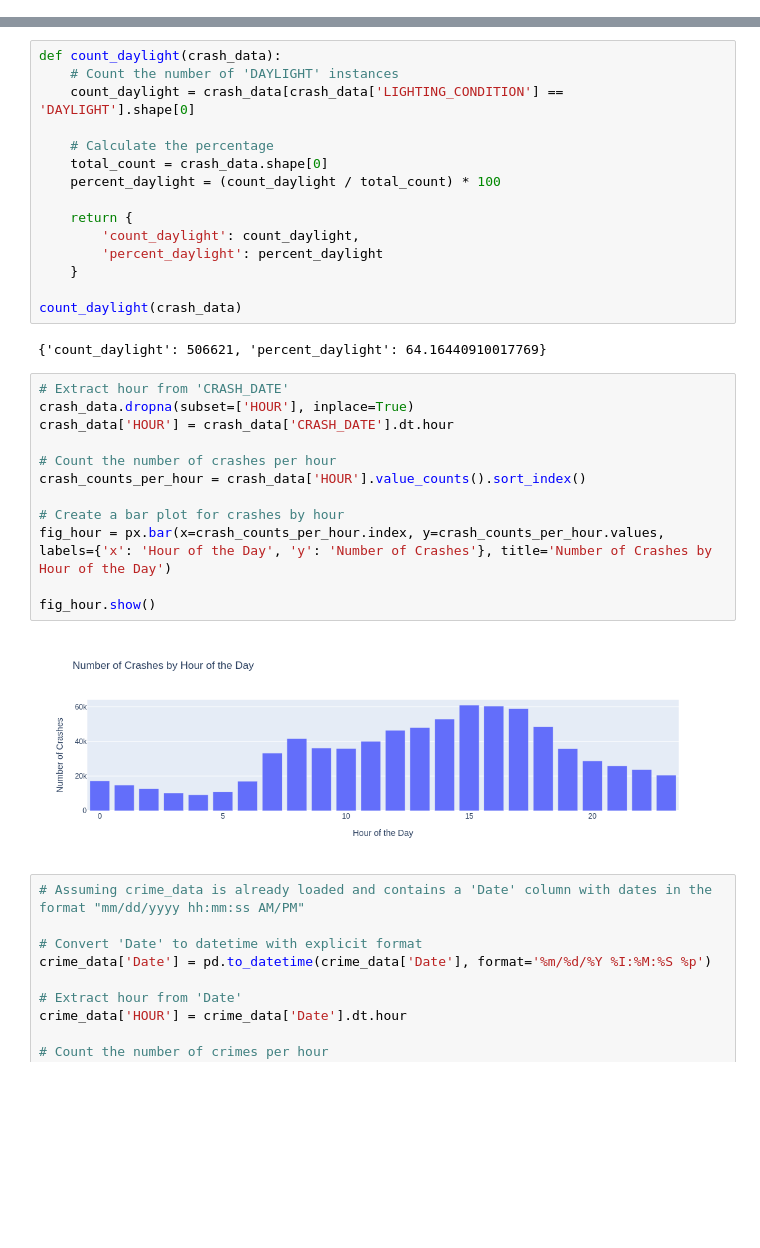
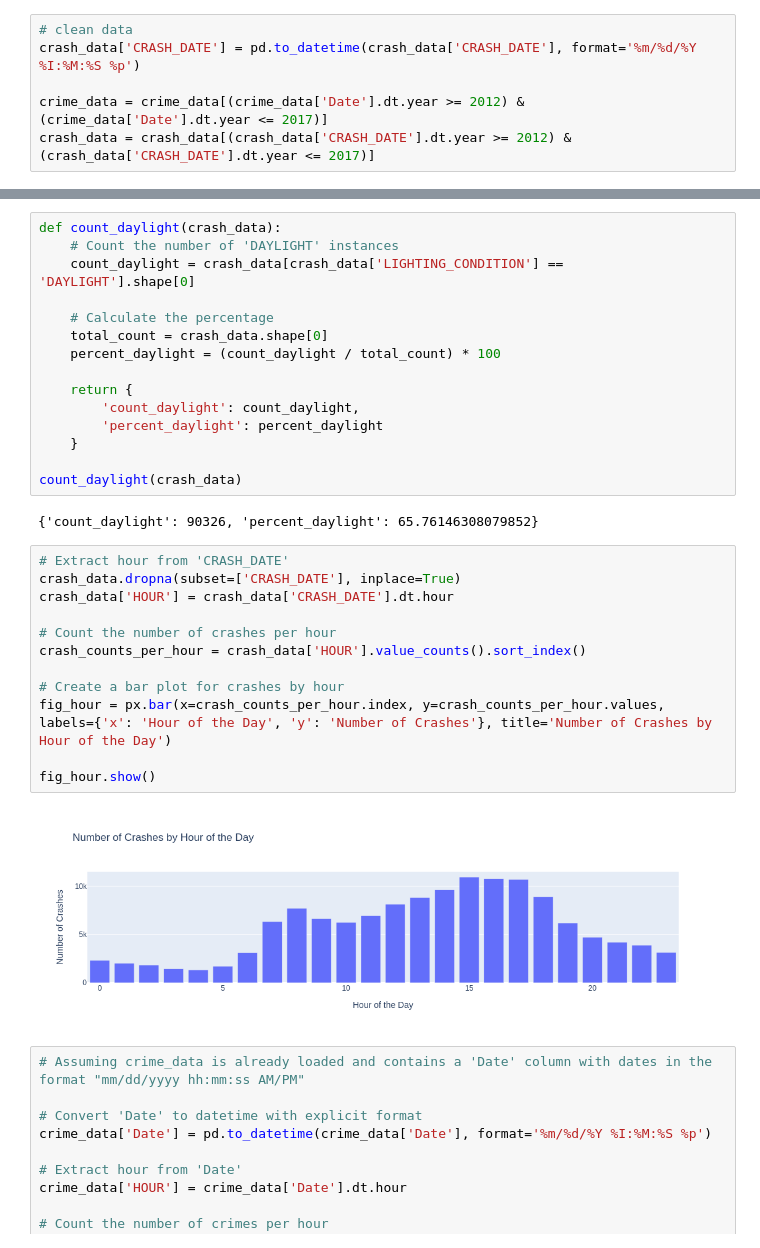
Before and after one commit to Jensen-25/information_visualization, a Jupyter notebook: chicagocrime.ipynb, the cells around one changed output, grey strips where cells are left out. Drawn from its saved outputs; the diff is of its cells as text; blank space fills up the shorter version.

```diff
--- a/chicagocrime.ipynb
+++ b/chicagocrime.ipynb
@@ -27 +34,7 @@ ModuleNotFoundError: No module named 'plotly'
+# %%
+# clean data
+crash_data['CRASH_DATE'] = pd.to_datetime(crash_data['CRASH_DATE'], format='%m/%d/%Y %I:%M:%S %p')
+
+crime_data = crime_data[(crime_data['Date'].dt.year >= 2012) & (crime_data['Date'].dt.year <= 2017)]
+crash_data = crash_data[(crash_data['CRASH_DATE'].dt.year >= 2012) & (crash_data['CRASH_DATE'].dt.year <= 2017)]
 # %%
@@ -110,21 +124,21 @@ def count_daylight(crash_data):
 
 count_daylight(crash_data)
 # %% [output]
-{'count_daylight': 506621, 'percent_daylight': 64.16440910017769}
+{'count_daylight': 90326, 'percent_daylight': 65.76146308079852}
 # %%
 # Extract hour from 'CRASH_DATE'
-crash_data.dropna(subset=['HOUR'], inplace=True)
+crash_data.dropna(subset=['CRASH_DATE'], inplace=True)
 crash_data['HOUR'] = crash_data['CRASH_DATE'].dt.hour
 
 # Count the number of crashes per hour
 crash_counts_per_hour = crash_data['HOUR'].value_counts().sort_index()
 
 # Create a bar plot for crashes by hour
 fig_hour = px.bar(x=crash_counts_per_hour.index, y=crash_counts_per_hour.values, labels={'x': 'Hour of the Day', 'y': 'Number of Crashes'}, title='Number of Crashes by Hour of the Day')
 
 fig_hour.show()
 # %% [output]
-[figure, old version]
+[figure, new version]
 # %%
 # Assuming crime_data is already loaded and contains a 'Date' column with dates in the format "mm/dd/yyyy hh:mm:ss AM/PM"
 
```
Also changed, not shown: parts of 10 cells of this notebook.
